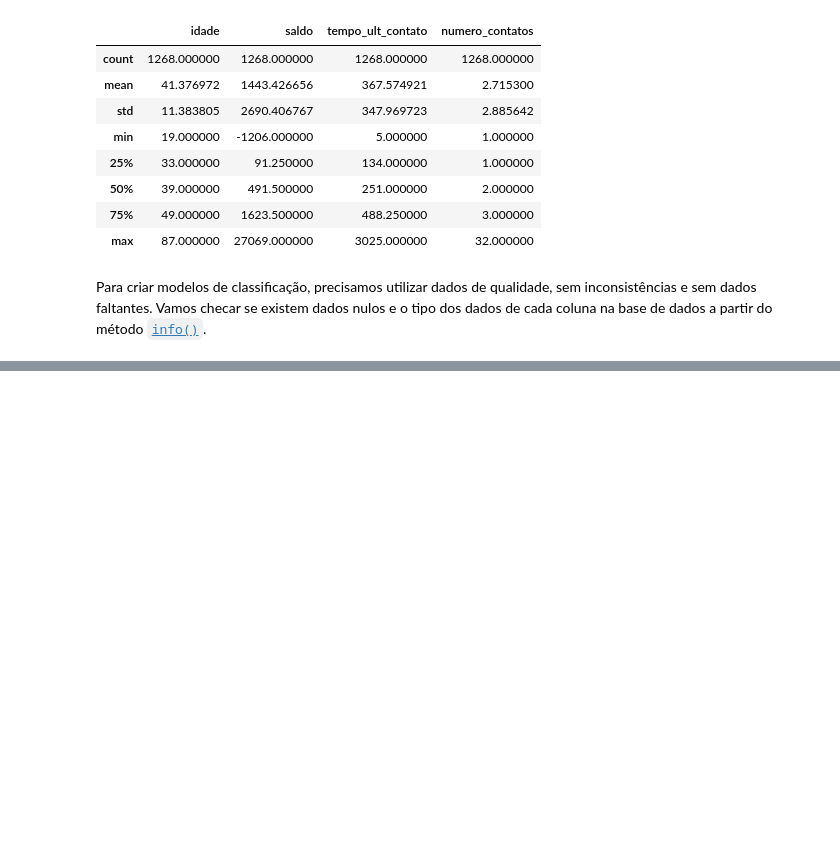
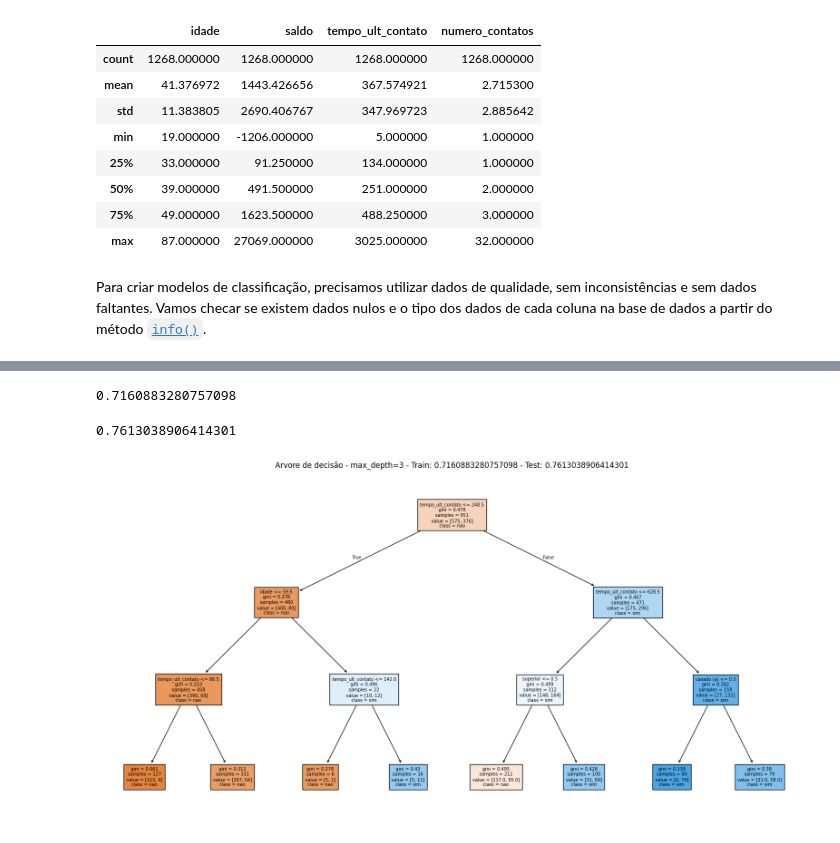
Before and after one commit to mauricioaalmeida/ONE-ML, a Jupyter notebook: ONE_Classificacao_Marketing_Investimentos.ipynb, the cells around one changed output, grey strips where cells are left out. Saved outputs shown, nothing was run; the diff lists cells and outputs as text; code cells hidden in the pictures; blank space fills up the shorter version.

```diff
--- a/ONE_Classificacao_Marketing_Investimentos.ipynb
+++ b/ONE_Classificacao_Marketing_Investimentos.ipynb
@@ -69,0 +332,18 @@ Para criar modelos de classificação, precisamos utilizar dados de qualidade, s
+# %%
+tree = DecisionTreeClassifier(max_depth=3, random_state=5)
+tree.fit(x_train, y_train)
+
+tree.score(x_test, y_test)
+# %% [output]
+0.7160883280757098
+# %%
+tree.score(x_train, y_train)
+# %% [output]
+0.7613038906414301
+# %%
+plt.figure(figsize=(20,10))
+plot_tree(tree, class_names= ['nao', 'sim'], feature_names=x_cols, filled=True, fontsize=7)
+plt.title(f'Arvore de decisão - max_depth={tree.get_depth()} - Train: {tree.score(x_test, y_test)} - Test: {tree.score(x_train, y_train)}')
+plt.show()
+# %% [output]
+[figure, added]
```
Also changed, not shown: parts of 47 cells of this notebook.
